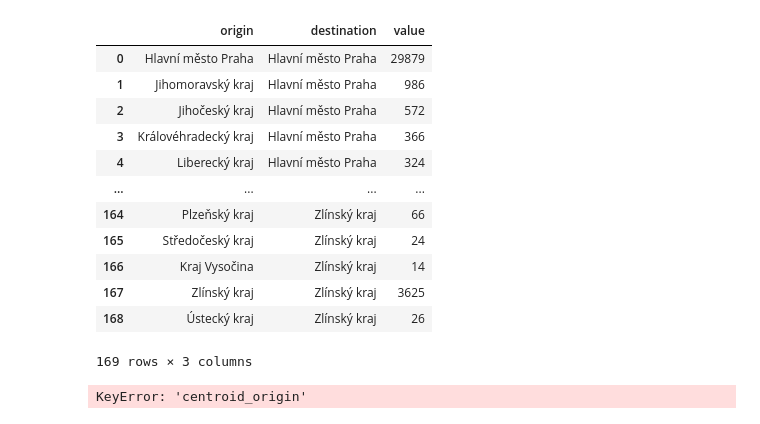
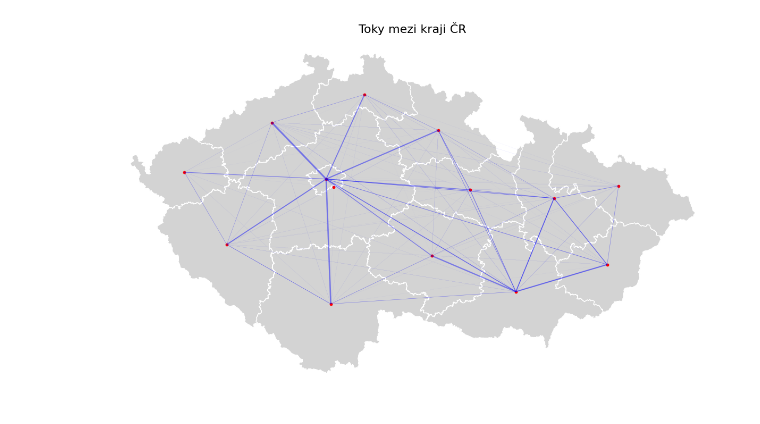
Before and after one commit to kovarmi9/PKAR_mobility_of_university_students, a Jupyter notebook: notebooks/czech_regions.ipynb, the cells around one changed output. Saved outputs shown, nothing was run; the diff lists cells and outputs as text; code cells hidden in the pictures.

```diff
--- a/notebooks/czech_regions.ipynb
+++ b/notebooks/czech_regions.ipynb
@@ -70,20 +70,0 @@ df_long
-# %%
-# Reshape OD matrix to long format
-df_long = df.melt(id_vars='origin', var_name='destination', value_name='value')
-df_long['origin'] = df_long['origin'].str.strip()
-df_long['destination'] = df_long['destination'].str.strip()
-df_long
-# %% [output]
-|  | origin | destination | value |
-| 0 | Hlavní město Praha | Hlavní město Praha | 29879 |
-| 1 | Jihomoravský kraj | Hlavní město Praha | 986 |
-| 2 | Jihočeský kraj | Hlavní město Praha | 572 |
-| 3 | Královéhradecký kraj | Hlavní město Praha | 366 |
-| 4 | Liberecký kraj | Hlavní město Praha | 324 |
-| ... | ... | ... | ... |
-| 164 | Plzeňský kraj | Zlínský kraj | 66 |
-| 165 | Středočeský kraj | Zlínský kraj | 24 |
-| 166 | Kraj Vysočina | Zlínský kraj | 14 |
-| 167 | Zlínský kraj | Zlínský kraj | 3625 |
-| 168 | Ústecký kraj | Zlínský kraj | 26 |
-169 rows × 3 columns
@@ -99,20 +71,18 @@ df_long = df_long[(df_long['value'] > 0) & df_long['centroid_origin'].notnull()
 # %%
-# Create flow lines
-df_long['geometry'] = df_long.apply(lambda row: LineString([row['centroid_origin'], row['centroid_destination']]), axis=1)
-
-# Convert to GeoDataFrame
-gdf_flows = gpd.GeoDataFrame(df_long, geometry='geometry', crs=gdf.crs)
-gdf_flows['weight'] = gdf_flows['value'] / gdf_flows['value'].max() * 5
-
 # Plot
 fig, ax = plt.subplots(1, 1, figsize=(12, 10))
+
+# Plot regions, flows, and centroids
 gdf.plot(ax=ax, color='lightgrey', edgecolor='white')
 gdf_flows.plot(ax=ax, linewidth=gdf_flows['weight'], color='blue', alpha=0.4)
 gdf.set_geometry('centroid').plot(ax=ax, color='red', markersize=10)
 
+# Set plot title and remove axis
 ax.set_title("Toky mezi kraji ČR", fontsize=16)
 ax.axis('off')
+
+# Display the plot
 plt.tight_layout()
 plt.show()
 # %% [output]
-KeyError: 'centroid_origin'
+[figure, added]
```
Also changed, not shown: parts of 5 cells of this notebook.
